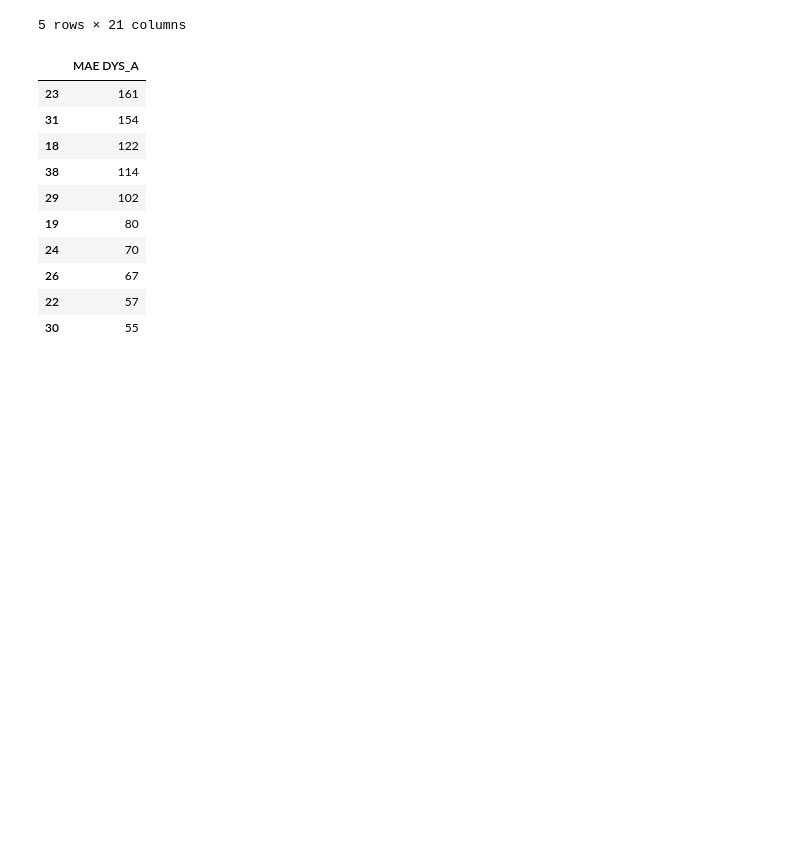
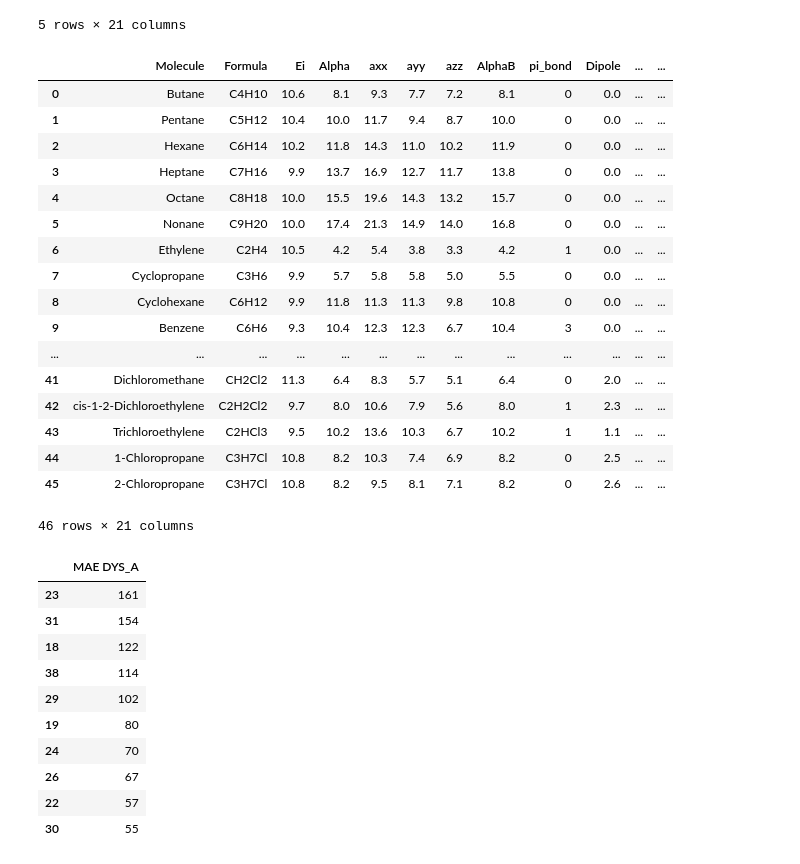
Before and after one commit to Miguilo/Master-Degree-Research, a Jupyter notebook: notebooks/Apolar Molecules/comparing_performances.ipynb, the cells around one changed output. Cells and saved outputs as stored; diff of their text form; code cells hidden in the pictures; blank space fills up the shorter version.

```diff
--- a/notebooks/Apolar Molecules/comparing_performances.ipynb
+++ b/notebooks/Apolar Molecules/comparing_performances.ipynb
@@ -292,6 +341,27 @@ df_all_pol_apol.head()
 | 3 | Heptane | C7H16 | 9.9 | 13.7 | 16.9 | 12.7 | 11.7 | 13.8 | 0 | 0.0 | ... | ... |
 | 4 | Octane | C8H18 | 10.0 | 15.5 | 19.6 | 14.3 | 13.2 | 15.7 | 0 | 0.0 | ... | ... |
 5 rows × 21 columns
+# %%
+df_all_pol_apol
+# %% [output]
+|  | Molecule | Formula | Ei | Alpha | axx | ayy | azz | AlphaB | pi_bond | Dipole | ... | ... |
+| 0 | Butane | C4H10 | 10.6 | 8.1 | 9.3 | 7.7 | 7.2 | 8.1 | 0 | 0.0 | ... | ... |
+| 1 | Pentane | C5H12 | 10.4 | 10.0 | 11.7 | 9.4 | 8.7 | 10.0 | 0 | 0.0 | ... | ... |
+| 2 | Hexane | C6H14 | 10.2 | 11.8 | 14.3 | 11.0 | 10.2 | 11.9 | 0 | 0.0 | ... | ... |
+| 3 | Heptane | C7H16 | 9.9 | 13.7 | 16.9 | 12.7 | 11.7 | 13.8 | 0 | 0.0 | ... | ... |
+| 4 | Octane | C8H18 | 10.0 | 15.5 | 19.6 | 14.3 | 13.2 | 15.7 | 0 | 0.0 | ... | ... |
+| 5 | Nonane | C9H20 | 10.0 | 17.4 | 21.3 | 14.9 | 14.0 | 16.8 | 0 | 0.0 | ... | ... |
+| 6 | Ethylene | C2H4 | 10.5 | 4.2 | 5.4 | 3.8 | 3.3 | 4.2 | 1 | 0.0 | ... | ... |
+| 7 | Cyclopropane | C3H6 | 9.9 | 5.7 | 5.8 | 5.8 | 5.0 | 5.5 | 0 | 0.0 | ... | ... |
+| 8 | Cyclohexane | C6H12 | 9.9 | 11.8 | 11.3 | 11.3 | 9.8 | 10.8 | 0 | 0.0 | ... | ... |
+| 9 | Benzene | C6H6 | 9.3 | 10.4 | 12.3 | 12.3 | 6.7 | 10.4 | 3 | 0.0 | ... | ... |
+| ... | ... | ... | ... | ... | ... | ... | ... | ... | ... | ... | ... | ... |
+| 41 | Dichloromethane | CH2Cl2 | 11.3 | 6.4 | 8.3 | 5.7 | 5.1 | 6.4 | 0 | 2.0 | ... | ... |
+| 42 | cis-1-2-Dichloroethylene | C2H2Cl2 | 9.7 | 8.0 | 10.6 | 7.9 | 5.6 | 8.0 | 1 | 2.3 | ... | ... |
+| 43 | Trichloroethylene | C2HCl3 | 9.5 | 10.2 | 13.6 | 10.3 | 6.7 | 10.2 | 1 | 1.1 | ... | ... |
+| 44 | 1-Chloropropane | C3H7Cl | 10.8 | 8.2 | 10.3 | 7.4 | 6.9 | 8.2 | 0 | 2.5 | ... | ... |
+| 45 | 2-Chloropropane | C3H7Cl | 10.8 | 8.2 | 9.5 | 8.1 | 7.1 | 8.2 | 0 | 2.6 | ... | ... |
+46 rows × 21 columns
 # %%
 df_all_pol_apol[["MAE DYS_A"]].sort_values(by="MAE DYS_A", ascending=False).head(10)
 # %% [output]
```
Also changed, not shown: parts of 9 cells of this notebook.
